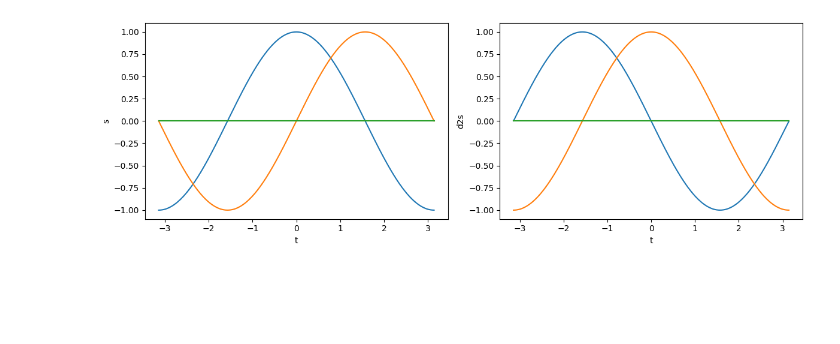
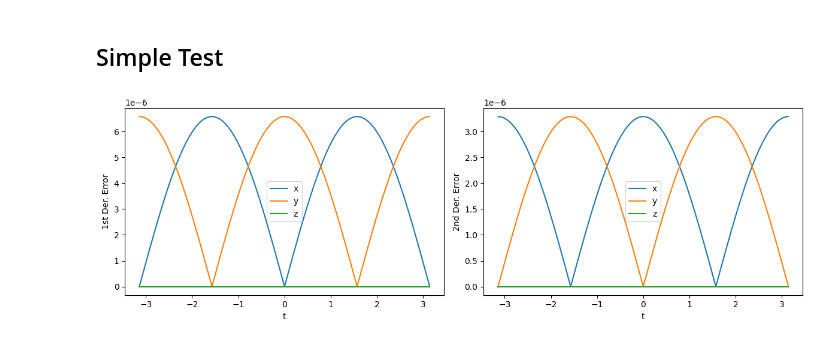
Before and after one commit to dkrawciw/Vortex_Filament_Python, a Jupyter notebook: closedGradient.ipynb, the cells around one changed output. Saved outputs shown, nothing was run; the diff lists cells and outputs as text; code cells hidden in the pictures; blank space fills up the shorter version.

Commit message:
Efficient Closed gradient around curves, which now includes the option to use the domain used to generate the curve.

```diff
--- a/closedGradient.ipynb
+++ b/closedGradient.ipynb
@@ -16,10 +3,0 @@ def closedFirstGradient(arr: np.array):
-# %%
-def closedSecondGradient(arr: np.array):
-    grad = np.zeros((arr.shape[0],arr.shape[1]))
-    for i in range( 1, arr.shape[1] - 1 ):
-        num = arr[:,i+1] - 2*arr[:,i] + arr[:,i-1]
-        den = np.power(np.linalg.norm(arr[:,i+1] - arr[:,i-1]),2)
-        grad[:,i] = np.divide(num, den)
-
-    grad[:,-1] = arr[:,0] - 2*arr[:,-1] + arr[:,-2] / np.power(np.linalg.norm(arr[:,0] - arr[:,-2]),2)
-    grad[:,0] = arr[:,1] - 2*arr[:,0] + arr[:,-1] / np.power(np.linalg.norm(arr[:,1] - arr[:,-1]),2)
@@ -26,30 +44,41 @@ def closedSecondGradient(arr: np.array):
+# %% [markdown]
+## Simple Test
 # %%
-t = np.linspace(-np.pi,np.pi,1000)
+t = np.linspace(-np.pi,np.pi,1000,endpoint=False)
 f = lambda t: [np.cos(t), np.sin(t), t*0]
+df = lambda t: [-np.sin(t), np.cos(t), t*0]
+d2f = lambda t: [-np.cos(t), -np.sin(t), t*0]
+
 s = np.array( f(t) )
+tds = np.array( df(t) )
+td2s = np.array( d2f(t) )
 
-ds = closedFirstGradient(s)
-d2s = closedSecondGradient(s)
+ds = closedFirstGradient(s,t)
+d2s = closedSecondGradient(s,t)
 # %%
 fig, axs = plt.subplots(1, 2, figsize=(12, 4))
 
-axs[0].plot(t, s[0,:])
-axs[0].plot(t, s[1,:])
-axs[0].plot(t, s[2,:])
+# Error 1st Der
+axs[0].plot(t, np.abs(ds[0,:] - tds[0,:]))
+axs[0].plot(t, np.abs(ds[1,:] - tds[1,:]))
+axs[0].plot(t, np.abs(ds[2,:] - tds[2,:]))
 axs[0].set_xlabel('t')
-axs[0].set_ylabel('s')
+axs[0].legend(['x','y','z'])
+axs[0].set_ylabel('1st Der. Error')
 
-# Second plot
-axs[1].plot(t, ds[0,:])
-axs[1].plot(t, ds[1,:])
-axs[1].plot(t, ds[2,:])
+# Error 2nd Der
+axs[1].plot(t, np.abs(d2s[0,:] - td2s[0,:]))
+axs[1].plot(t, np.abs(d2s[1,:] - td2s[1,:]))
+axs[1].plot(t, np.abs(d2s[2,:] - td2s[2,:]))
 axs[1].set_xlabel('t')
-axs[1].set_ylabel('d2s')
+axs[1].legend(['x','y','z'])
+axs[1].set_ylabel('2nd Der. Error')
+
 
 # Adjust layout to prevent overlap
 plt.tight_layout()
 
 # Display the plots
 plt.show()
 # %% [output]
-[figure, old version]
+[figure, new version]
```
Also changed, not shown: parts of 5 cells of this notebook, 1 other file.
